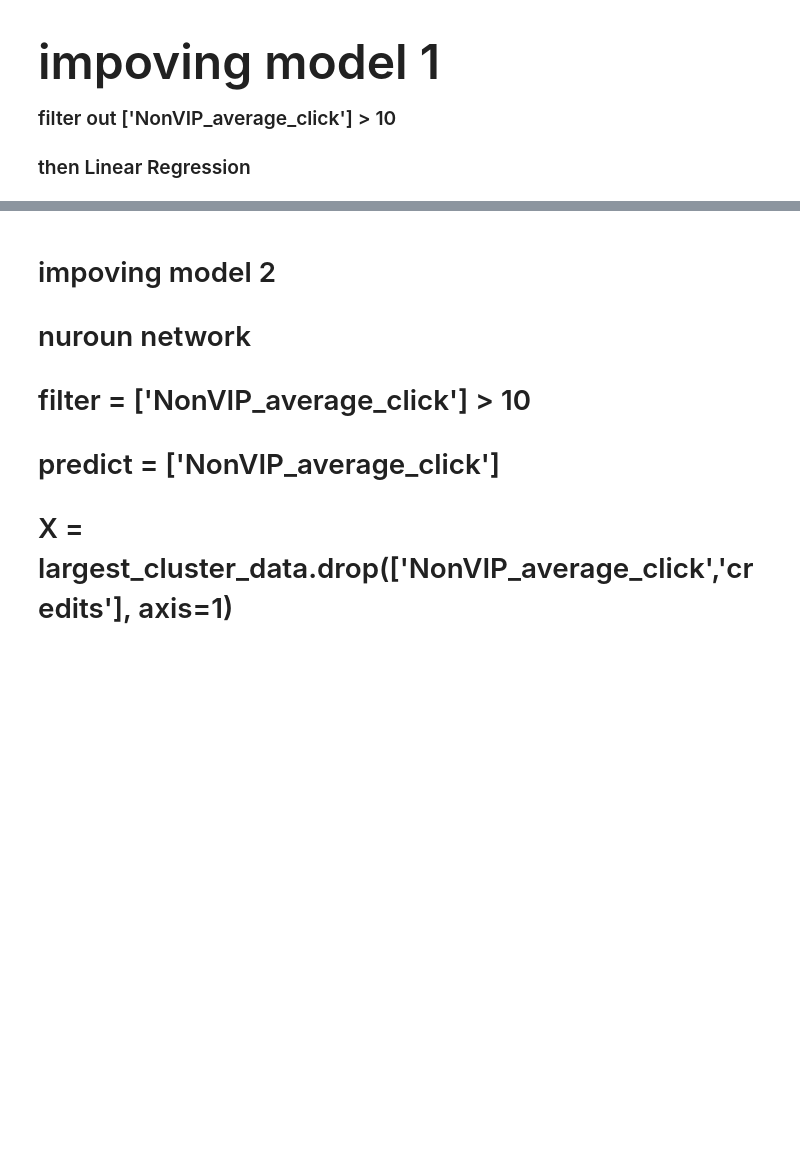
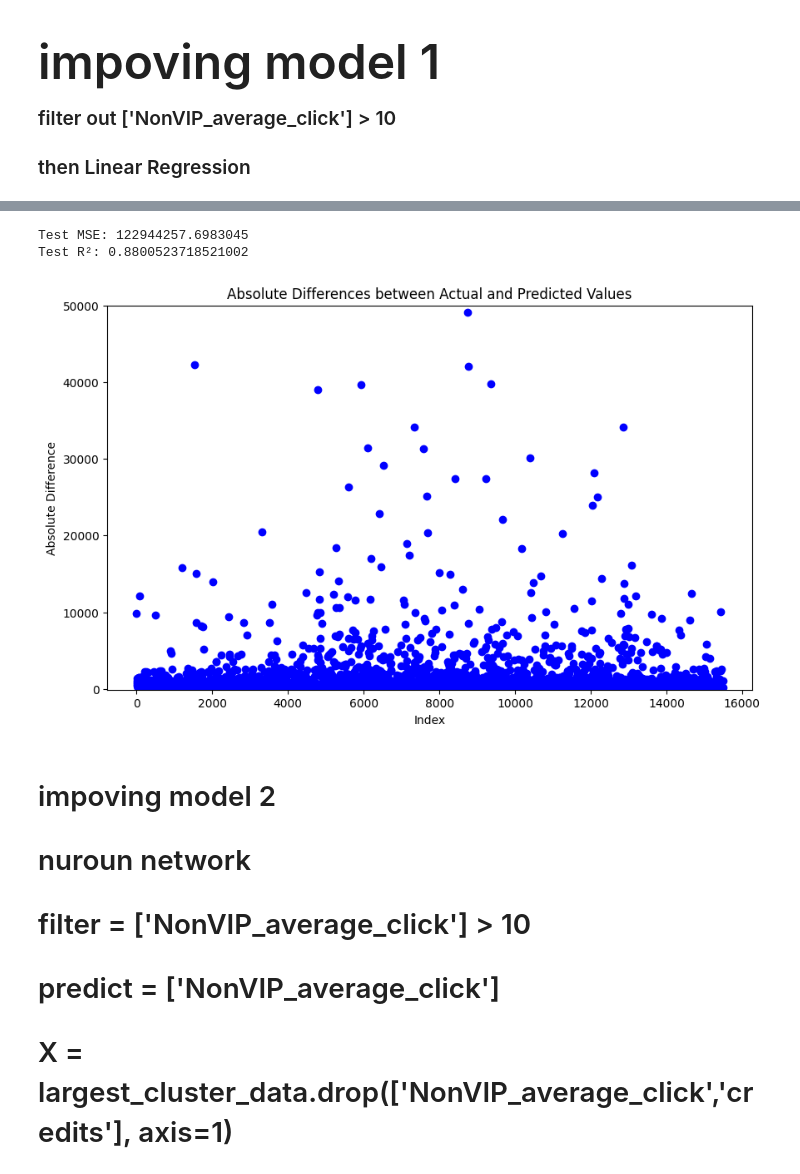
Before and after one commit to caiirene/MachineLearning_FictionPopularityPrediction, a Jupyter notebook: CleanJinjiangModel.ipynb, the cells around one changed output, grey strips where cells are left out. Saved outputs shown, nothing was run; the diff lists cells and outputs as text; code cells hidden in the pictures; blank space fills up the shorter version.

```diff
--- a/CleanJinjiangModel.ipynb
+++ b/CleanJinjiangModel.ipynb
@@ -188,0 +144,75 @@ R²: 0.807951012290418
+# %%
+import pandas as pd
+from sklearn.model_selection import train_test_split
+from sklearn.preprocessing import StandardScaler
+from sklearn.linear_model import LinearRegression
+from sklearn.metrics import mean_squared_error, r2_score
+
+file_path = 'processed_data.csv'  # Ensure this is the correct path to your data file
+data = pd.read_csv(file_path)
+
+# Filter out books where 'NonVIP_average_click' is 0
+filtered_data = data[data['NonVIP_average_click'] > 10]
+
+# Select 'NonVIP_average_click' and 'credits' as features for clustering
+features_for_clustering = filtered_data[['NonVIP_average_click', 'credits']]
+
+# Standardize features
+scaler = StandardScaler()
+features_scaled = scaler.fit_transform(features_for_clustering)
+
+# Using KMeans algorithm for clustering
+from sklearn.cluster import KMeans
+kmeans = KMeans(n_clusters=5, random_state=42)
+filtered_data['cluster'] = kmeans.fit_predict(features_scaled)
+
+# Calculate statistics for each cluster and find out the most populous cluster
+cluster_stats = filtered_data.groupby('cluster').agg(count=('NonVIP_average_click', 'count')).reset_index()
+largest_cluster = cluster_stats.loc[cluster_stats['count'].idxmax(), 'cluster']
+
+# Filter data for the most populous cluster
+largest_cluster_data = filtered_data[filtered_data['cluster'] == largest_cluster]
+X = data.drop(['NonVIP_average_click', 'credits'], axis=1)
+y = data['NonVIP_average_click']
+
+# Split dataset
+X_train, X_test, y_train, y_test = train_test_split(X, y, test_size=0.2, random_state=42)
+
+# Feature standardization
+scaler = StandardScaler()
+X_train_scaled = scaler.fit_transform(X_train)
+X_test_scaled = scaler.transform(X_test)
+
+# Establish Linear Regression model
+model = LinearRegression()
+
+# Train the model
+model.fit(X_train_scaled, y_train)
+
+# Predict
+y_pred = model.predict(X_test_scaled)
+
+# Evaluate the model
+mse = mean_squared_error(y_test, y_pred)
+r2 = r2_score(y_test, y_pred)  # Ensure prediction and actual value dimensions match
+
+print(f"Test MSE: {mse}")
+print(f"Test R²: {r2}")
+
+# Predictions, ensuring the output is one-dimensional
+y_pred = model.predict(X_test_scaled).flatten()
+
+import matplotlib.pyplot as plt
+
+# Calculate absolute differences between actual and predicted values
+differences = abs(y_test - y_pred)
+
+# Create a plot
+plt.figure(figsize=(10, 6))
+plt.scatter(y_test.index, differences, color='blue')
+plt.title('Absolute Differences between Actual and Predicted Values')
+plt.xlabel('Index')
+plt.ylabel('Absolute Difference')
+plt.ylim(-100, 50000)  # Set y-axis display range from 0 to 50000, if needed
+plt.show()
+# %% [output]
@@ -189,3 +224,6 @@ R²: 0.807951012290418
+Test MSE: 122944257.6983045
+Test R²: 0.8800523718521002
+[figure, added]
 # %% [markdown]
 <h1>impoving model 2</h1>
 <h1>nuroun network</h1>
```
Also changed, not shown: parts of 4 cells of this notebook.
